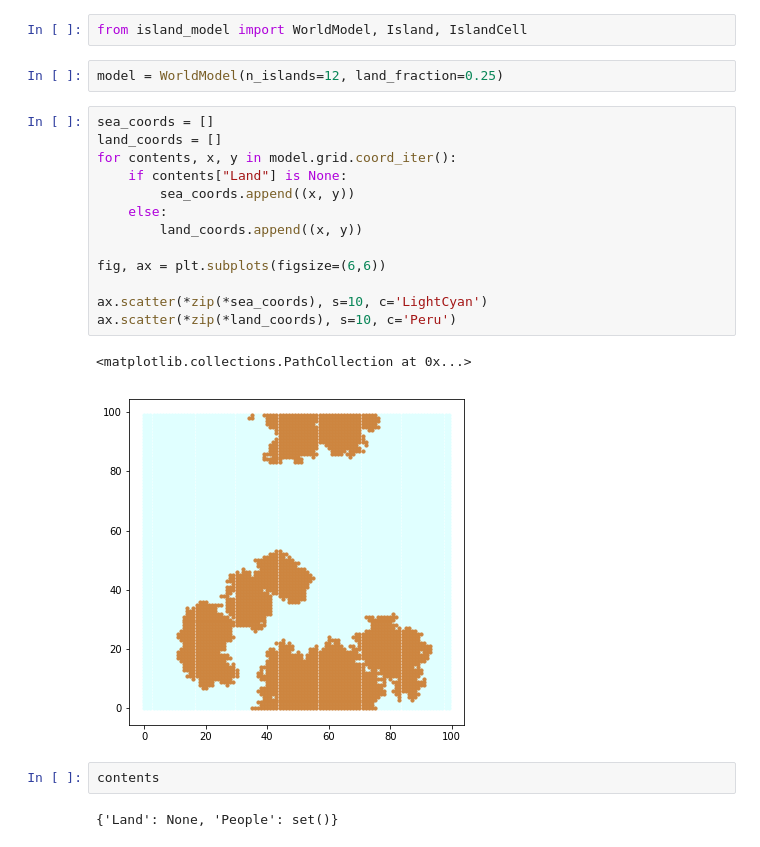
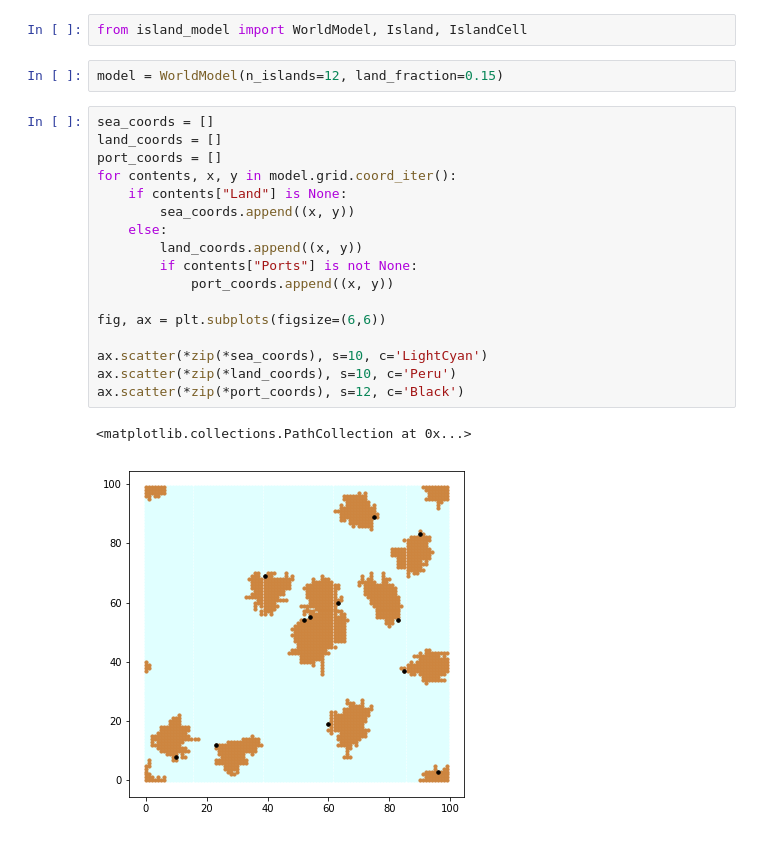
Before and after one commit to dmasad/Mesa-Islands, a Jupyter notebook: Testing.ipynb, the cells around one changed output. Saved outputs shown, nothing was run; the diff lists cells and outputs as text.

Commit message:
Implementing ports and pathfinding

```diff
--- a/Testing.ipynb
+++ b/Testing.ipynb
@@ -5,24 +5,24 @@ import matplotlib.pyplot as plt
 # %%
 from island_model import WorldModel, Island, IslandCell
 # %%
-model = WorldModel(n_islands=12, land_fraction=0.25)
+model = WorldModel(n_islands=12, land_fraction=0.15)
 # %%
 sea_coords = []
 land_coords = []
+port_coords = []
 for contents, x, y in model.grid.coord_iter():
     if contents["Land"] is None:
         sea_coords.append((x, y))
     else:
         land_coords.append((x, y))
+        if contents["Ports"] is not None:
+            port_coords.append((x, y))
 
 fig, ax = plt.subplots(figsize=(6,6))
 
 ax.scatter(*zip(*sea_coords), s=10, c='LightCyan')
 ax.scatter(*zip(*land_coords), s=10, c='Peru')
+ax.scatter(*zip(*port_coords), s=12, c='Black')
 # %% [output]
 <matplotlib.collections.PathCollection at 0x...>
-[figure, old version]
+[figure, new version]
-# %%
-contents
-# %% [output]
-{'Land': None, 'People': set()}
```
Also changed, not shown: parts of 3 cells of this notebook, 2 other files.
